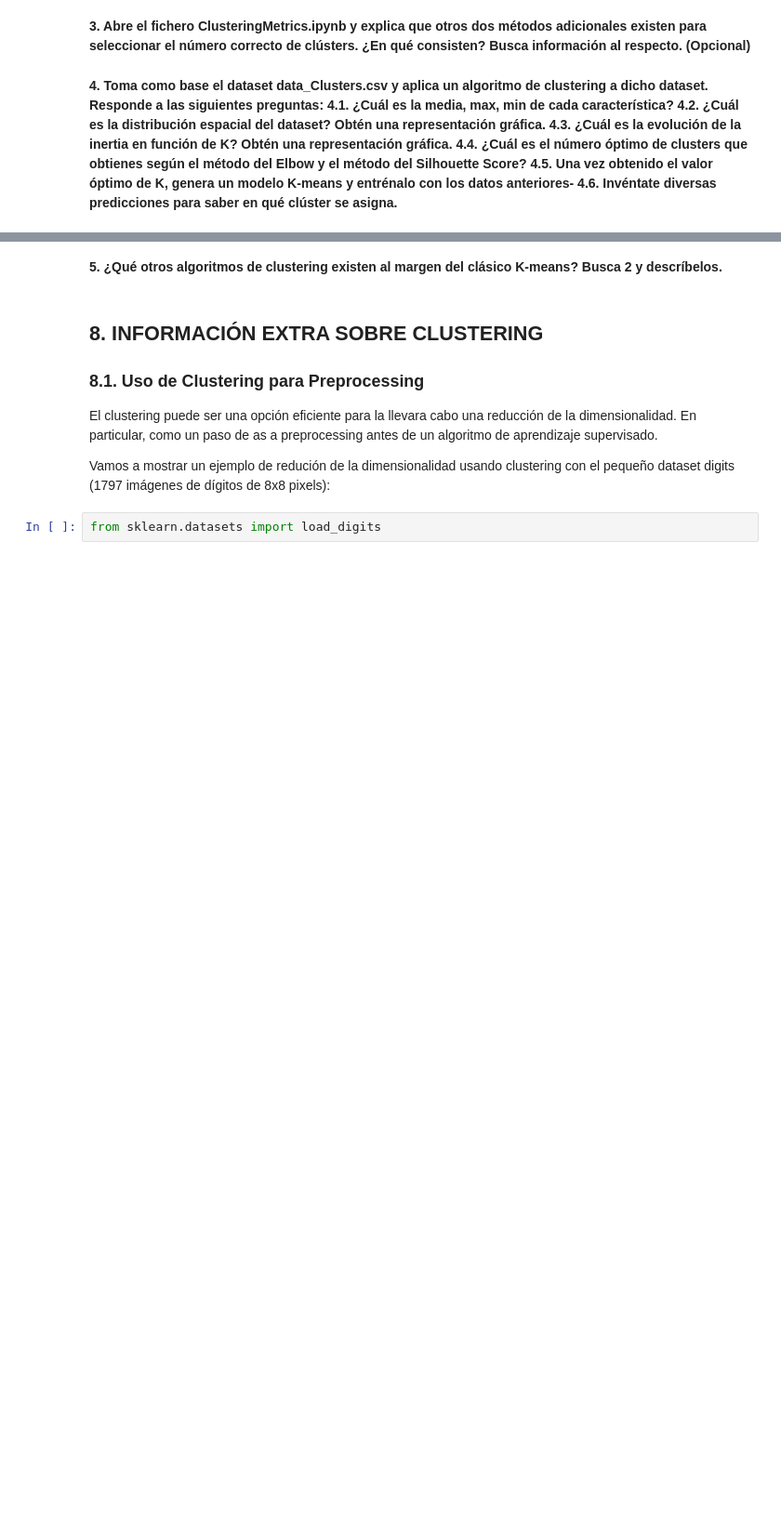
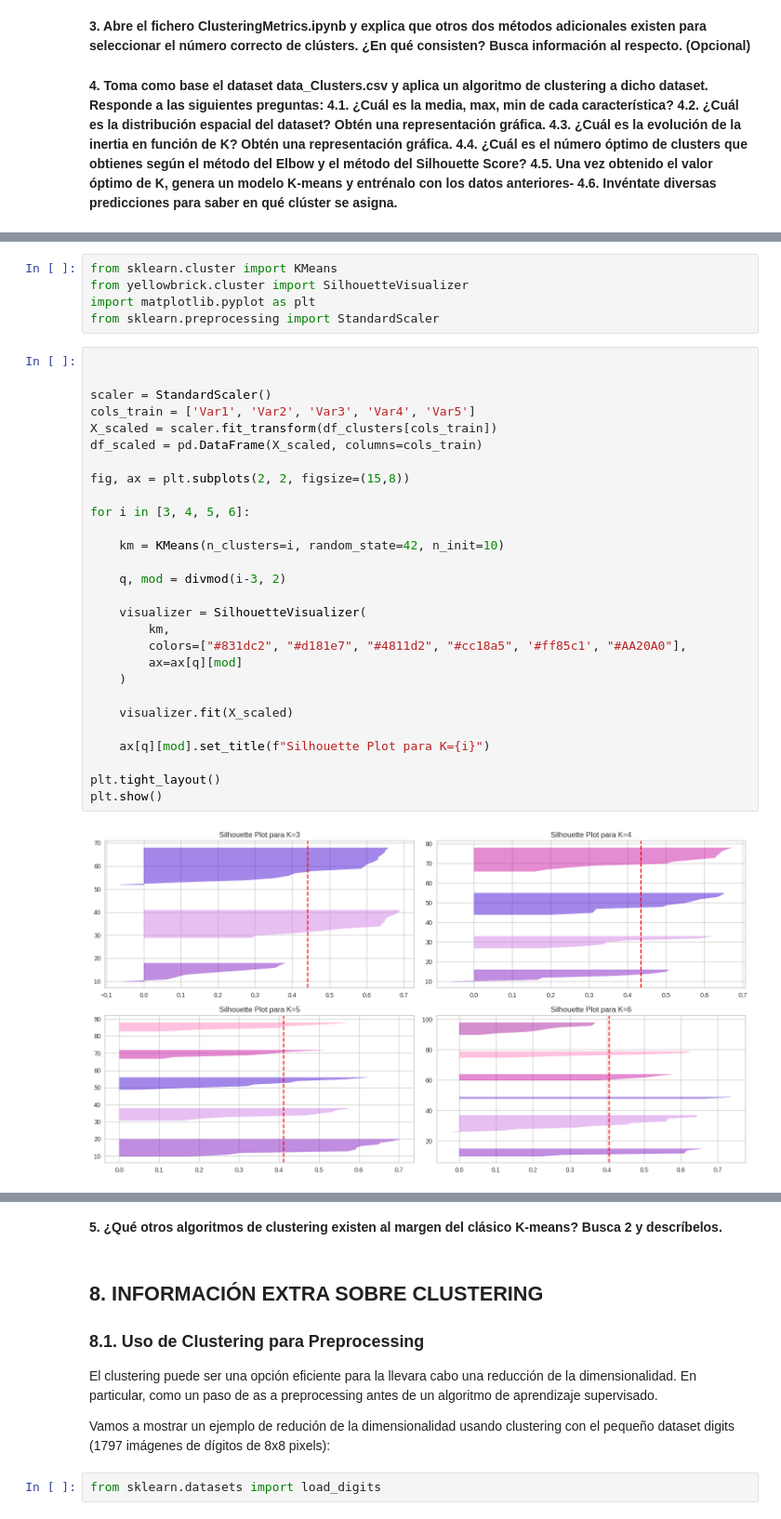
Before and after one commit to nickiiinicole/MACHINE_LEARNING_1UD, a Jupyter notebook: no-supervised/K-Means-20260224/ML_3_1_UnsupervisedLearning_Clustering.ipynb, the cells around one changed output, grey strips where cells are left out. Shown at 93% size. Saved outputs shown, nothing was run; the diff lists cells and outputs as text; blank space fills up the shorter version.

```diff
--- a/no-supervised/K-Means-20260224/ML_3_1_UnsupervisedLearning_Clustering.ipynb
+++ b/no-supervised/K-Means-20260224/ML_3_1_UnsupervisedLearning_Clustering.ipynb
@@ -412,0 +477,35 @@ Clasificación automática de géneros musicales.
+# %%
+from sklearn.cluster import KMeans
+from yellowbrick.cluster import SilhouetteVisualizer
+import matplotlib.pyplot as plt
+from sklearn.preprocessing import StandardScaler
+# %%
+
+
+scaler = StandardScaler()
+cols_train = ['Var1', 'Var2', 'Var3', 'Var4', 'Var5']
+X_scaled = scaler.fit_transform(df_clusters[cols_train])
+df_scaled = pd.DataFrame(X_scaled, columns=cols_train)
+
+fig, ax = plt.subplots(2, 2, figsize=(15,8))
+
+for i in [3, 4, 5, 6]:
+
+    km = KMeans(n_clusters=i, random_state=42, n_init=10)
+
+    q, mod = divmod(i-3, 2)
+
+    visualizer = SilhouetteVisualizer(
+        km,
+        colors=["#831dc2", "#d181e7", "#4811d2", "#cc18a5", '#ff85c1', "#AA20A0"],
+        ax=ax[q][mod]
+    )
+
+    visualizer.fit(X_scaled)
+
+    ax[q][mod].set_title(f"Silhouette Plot para K={i}")
+
+plt.tight_layout()
+plt.show()
+# %% [output]
+[figure, added]
```
Also changed, not shown: parts of 27 cells of this notebook, 1 other file.
